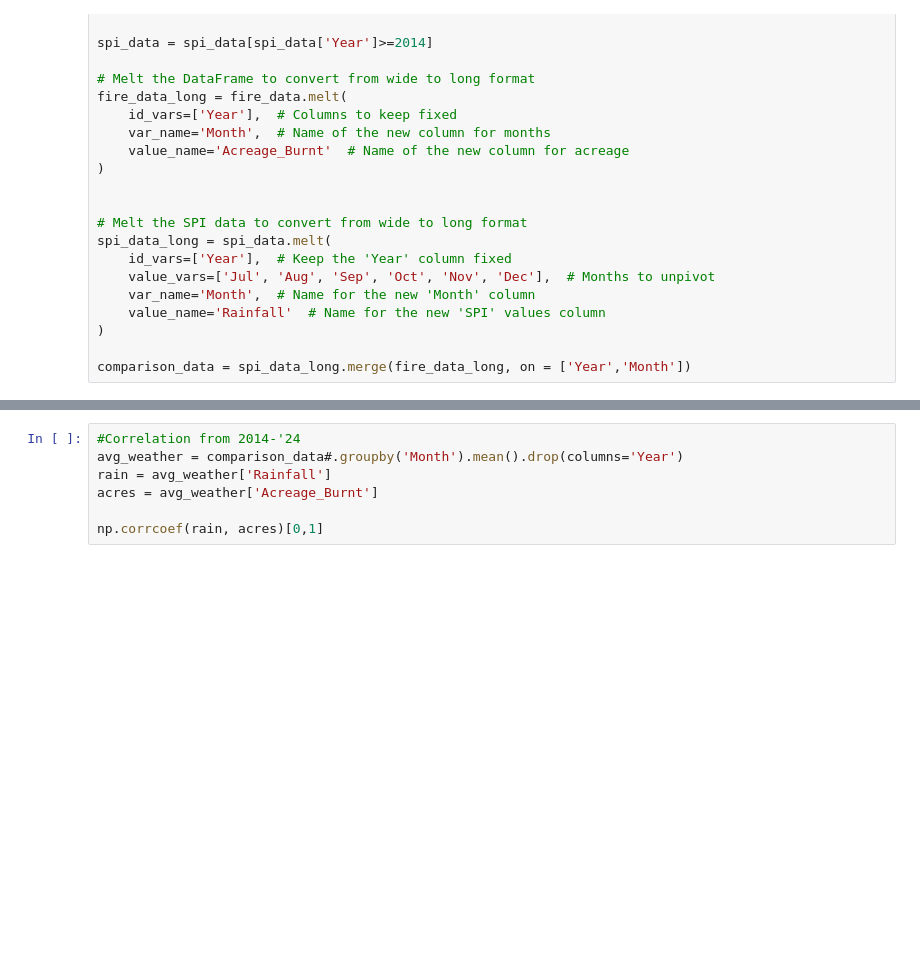
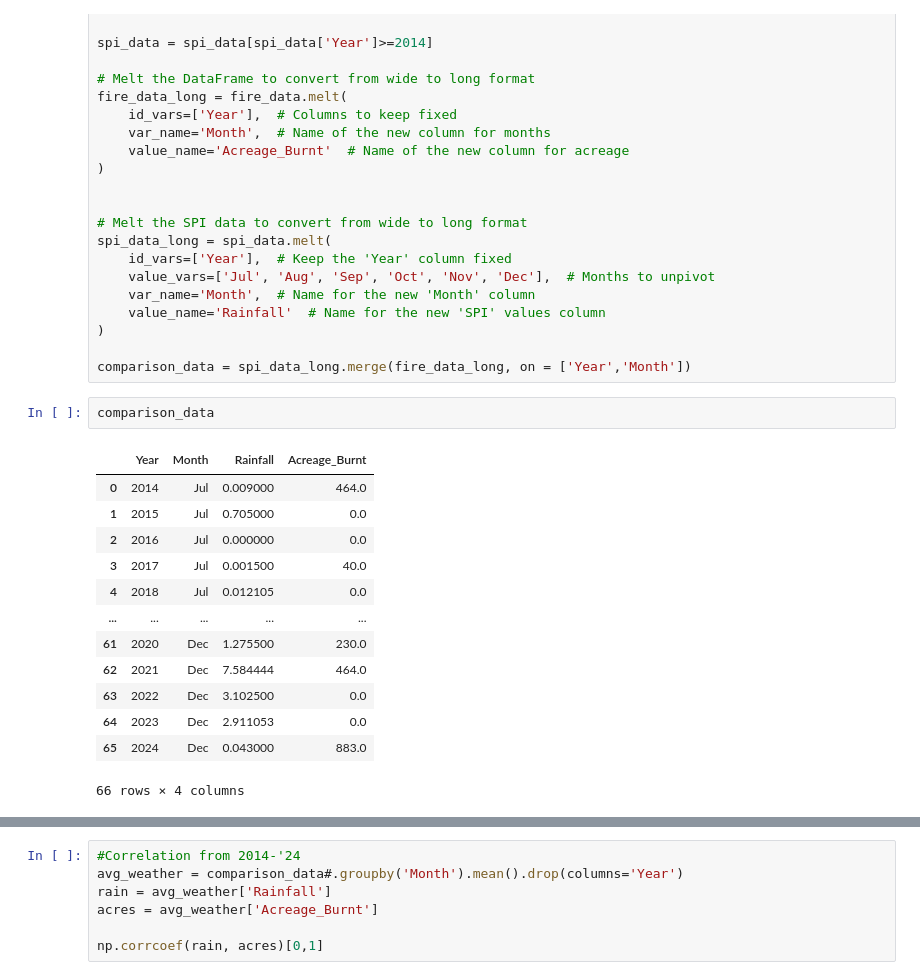
Before and after one commit to nebcode/LA_Fires_2025, a Jupyter notebook: LA_Comparison.ipynb, the cells around one changed output, grey strips where cells are left out. Cells and saved outputs as stored; diff of their text form; blank space fills up the shorter version.

```diff
--- a/LA_Comparison.ipynb
+++ b/LA_Comparison.ipynb
@@ -37,6 +37,22 @@ spi_data_long = spi_data.melt(
 )
 
 comparison_data = spi_data_long.merge(fire_data_long, on = ['Year','Month'])
+# %%
+comparison_data
+# %% [output]
+|  | Year | Month | Rainfall | Acreage_Burnt |
+| 0 | 2014 | Jul | 0.009000 | 464.0 |
+| 1 | 2015 | Jul | 0.705000 | 0.0 |
+| 2 | 2016 | Jul | 0.000000 | 0.0 |
+| 3 | 2017 | Jul | 0.001500 | 40.0 |
+| 4 | 2018 | Jul | 0.012105 | 0.0 |
+| ... | ... | ... | ... | ... |
+| 61 | 2020 | Dec | 1.275500 | 230.0 |
+| 62 | 2021 | Dec | 7.584444 | 464.0 |
+| 63 | 2022 | Dec | 3.102500 | 0.0 |
+| 64 | 2023 | Dec | 2.911053 | 0.0 |
+| 65 | 2024 | Dec | 0.043000 | 883.0 |
+66 rows × 4 columns
 # %%
 
 
```
Also changed, not shown: parts of 2 cells of this notebook.
